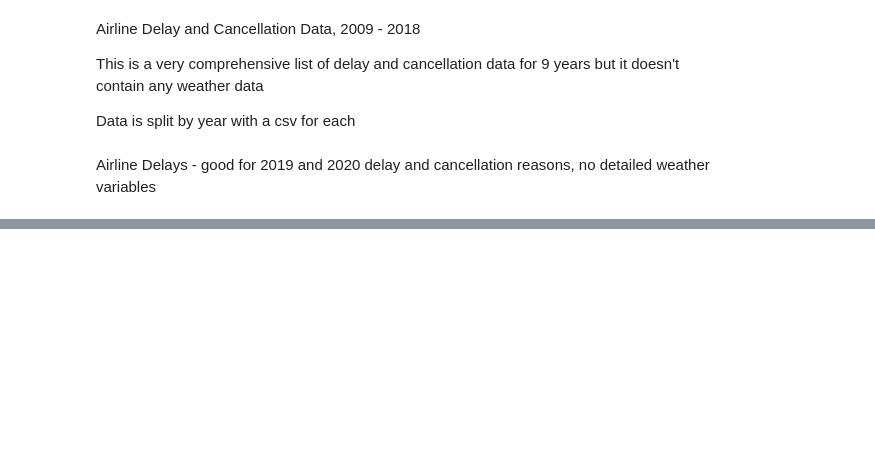
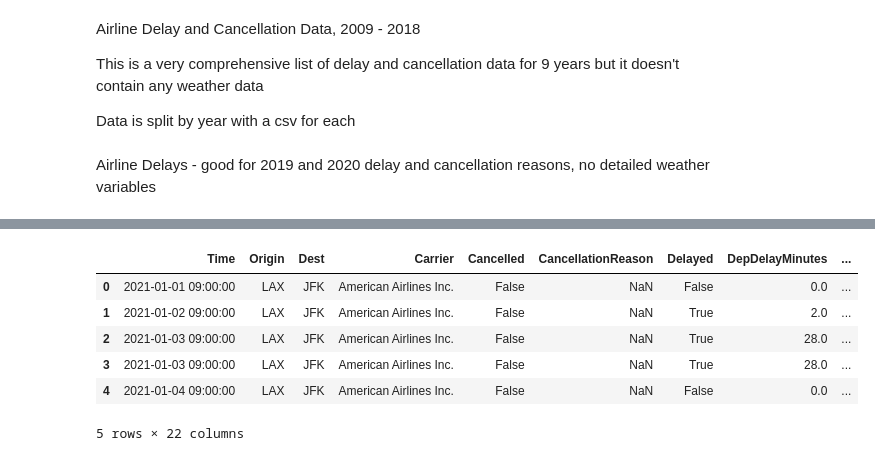
Before and after one commit to diego-mogollon/lateguru, a Jupyter notebook: notebooks/EDA_C.ipynb, the cells around one changed output, grey strips where cells are left out. Saved outputs shown, nothing was run; the diff lists cells and outputs as text; code cells hidden in the pictures; blank space fills up the shorter version.

Commit message:
commiting the concatenation of all the aiport csvs

```diff
--- a/notebooks/EDA_C.ipynb
+++ b/notebooks/EDA_C.ipynb
@@ -477,0 +502,23 @@ Airline Delays - good for 2019 and 2020 delay and cancellation reasons, no detai
+# %%
+#using pandas concatenate to build a master df
+'''notebooks_dir = os.path.dirname(__file__)
+lateguru_dir = os.path.dirname(notebooks_dir)
+dataset_b_dir = os.path.join(lateguru_dir, "raw_data", "Dataset_B_FORWW_Kaggle")'''
+
+dataset_b_dir = '../raw_data/Dataset_B_FORWW_Kaggle'
+
+file_names = os.listdir(dataset_b_dir)
+
+print(file_names)
+
+master_df = pd.read_csv(os.path.join(dataset_b_dir, file_names[0]))
+
+#print(master_df)
+
+
+for file in file_names:
+    df = pd.read_csv(os.path.join(dataset_b_dir,file), low_memory=False)
+    master_df = pd.concat([master_df,df], ignore_index=True)
+
+
+master_df.info()
@@ -477,0 +544,9 @@ Airline Delays - good for 2019 and 2020 delay and cancellation reasons, no detai
+# %%
+output_csv = 'All_Airports.csv'
+
+output_path = os.path.join(dataset_b_dir, output_csv)
+
+master_df.to_csv(output_path, header=True, index=False, compression='zip')
+# %%
+all_airports_df = pd.read_csv(os.path.join(dataset_b_dir, output_csv))
+all_airports_df.info()
@@ -477,0 +571,10 @@ Airline Delays - good for 2019 and 2020 delay and cancellation reasons, no detai
+# %%
+all_airports_df.head()
+# %% [output]
+|  | Time | Origin | Dest | Carrier | Cancelled | CancellationReason | Delayed | DepDelayMinutes | ... |
+| 0 | 2021-01-01 09:00:00 | LAX | JFK | American Airlines Inc. | False | NaN | False | 0.0 | ... |
+| 1 | 2021-01-02 09:00:00 | LAX | JFK | American Airlines Inc. | False | NaN | True | 2.0 | ... |
+| 2 | 2021-01-03 09:00:00 | LAX | JFK | American Airlines Inc. | False | NaN | True | 28.0 | ... |
+| 3 | 2021-01-03 09:00:00 | LAX | JFK | American Airlines Inc. | False | NaN | True | 28.0 | ... |
+| 4 | 2021-01-04 09:00:00 | LAX | JFK | American Airlines Inc. | False | NaN | False | 0.0 | ... |
+5 rows × 22 columns
```
Also changed, not shown: parts of 7 cells of this notebook.
